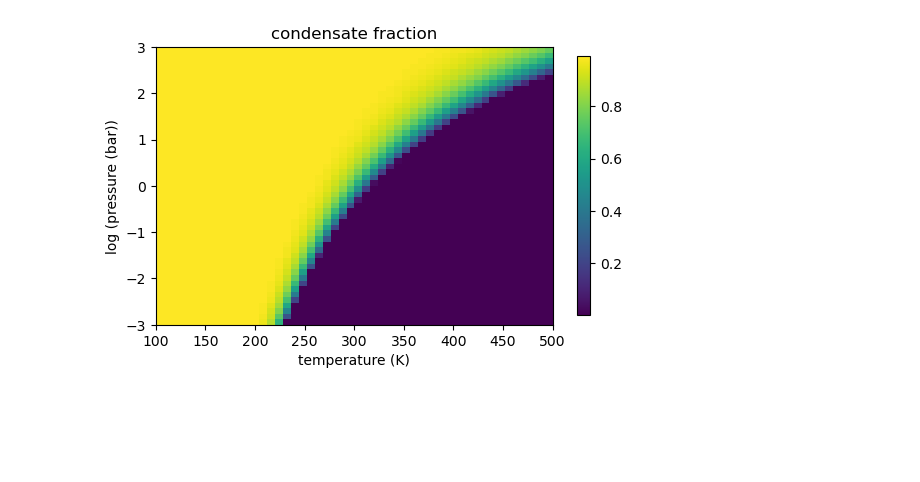
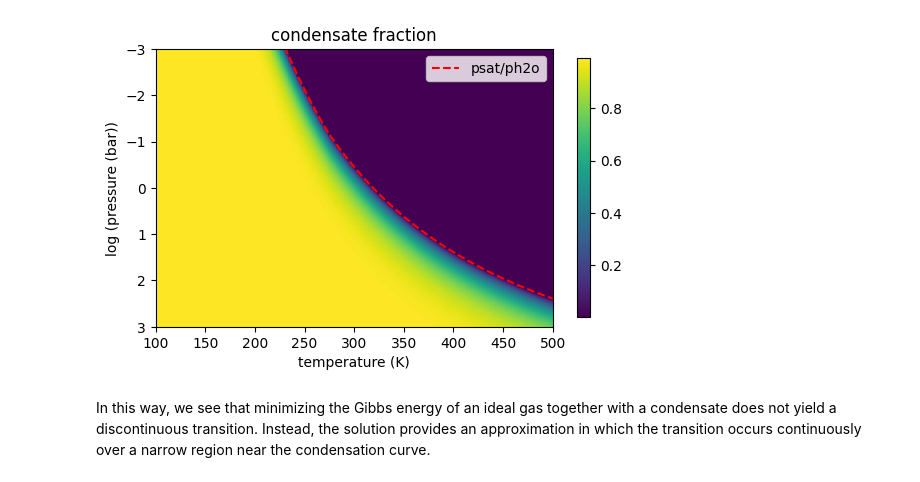
Before and after one commit to HajimeKawahara/exogibbs, a Jupyter notebook: documents/ipynb/fastchem_cond_chemical_potential.ipynb, the cells around one changed output. Cells and saved outputs as stored; diff of their text form; code cells hidden in the pictures; blank space fills up the shorter version.

```diff
--- a/documents/ipynb/fastchem_cond_chemical_potential.ipynb
+++ b/documents/ipynb/fastchem_cond_chemical_potential.ipynb
@@ -82,7 +81,7 @@ def gibbs_given(m,T,p=1.0):
 import matplotlib.pyplot as plt
 # %%
 marr = np.logspace(-5,np.log10(nh2o),1000)
-for T in [100,200,300,400,500]:
+for T in [250,300,400,500]:
     plt.plot(marr/nh2o, gibbs_given(marr,T) - np.nanmin(gibbs_given(marr,T)), label=str(T)+" K")
 plt.legend()
 plt.xlabel("condensate fraction")
@@ -94,8 +93,3 @@ Text(0.5, 0, 'condensate fraction')
 def mmin(T,p=1.0):
     i = np.nanargmin(gibbs_given(marr,T,p))
     return marr[i]
-# %%
-mastarr = []
-Tarr = np.linspace(100,500,50)
-for T in Tarr:
-    mastarr.append(mmin(T))
@@ -107,9 +96,13 @@ plt.plot(Tarr, mastarr)
 # %%
-Parr = np.logspace(-3,3,50)
-Tarr = np.linspace(100,500,50)
+from tqdm import tqdm
+Parr = np.logspace(-3,3,150)
+for T in [250,300,400,500]:
+    plt.plot(marr/nh2o, gibbs_given(marr,T) - np.nanmin(gibbs_given(marr,T)), label=str(T)+" K")
+plt.legend()
+Tarr = np.linspace(100,500,150)
 
 mastarr = []
-for p in Parr:
+for p in tqdm(Parr):
     mastarr_t = []
     for T in Tarr:
         mastarr_t.append(mmin(T,p))
@@ -118,13 +113,21 @@ mastarr = np.array(mastarr)
+# %%
+from exojax.atm.psat import psat_water_AM01
+Psat_arr = psat_water_AM01(Tarr)
 # %%
 fig = plt.figure()
 ax = fig.add_subplot(111)
 c = ax.imshow(mastarr/nh2o, extent=(Tarr[0],Tarr[-1],np.log10(Parr[-1]),np.log10(Parr[0])))
+plt.plot(Tarr, np.log10(Psat_arr/nh2o), color='red', linestyle='dashed', label='psat/ph2o')
+ax.set_ylim(np.log10(Parr[0]), np.log10(Parr[-1]))
 plt.colorbar(c, shrink=0.7)
 ax.set_aspect(0.7/ax.get_data_ratio())
 plt.gca().invert_yaxis()
 ax.set_xlabel("temperature (K)")
 ax.set_ylabel("log (pressure (bar))")
 ax.set_title("condensate fraction")
+plt.legend()
 plt.show()
 # %% [output]
-[figure, old version]
+[figure, new version]
+# %% [markdown]
+In this way, we see that minimizing the Gibbs energy of an ideal gas together with a condensate does not yield a discontinuous transition. Instead, the solution provides an approximation in which the transition occurs continuously over a narrow region near the condensation curve.
```
Also changed, not shown: parts of 9 cells of this notebook, 6 other files.
